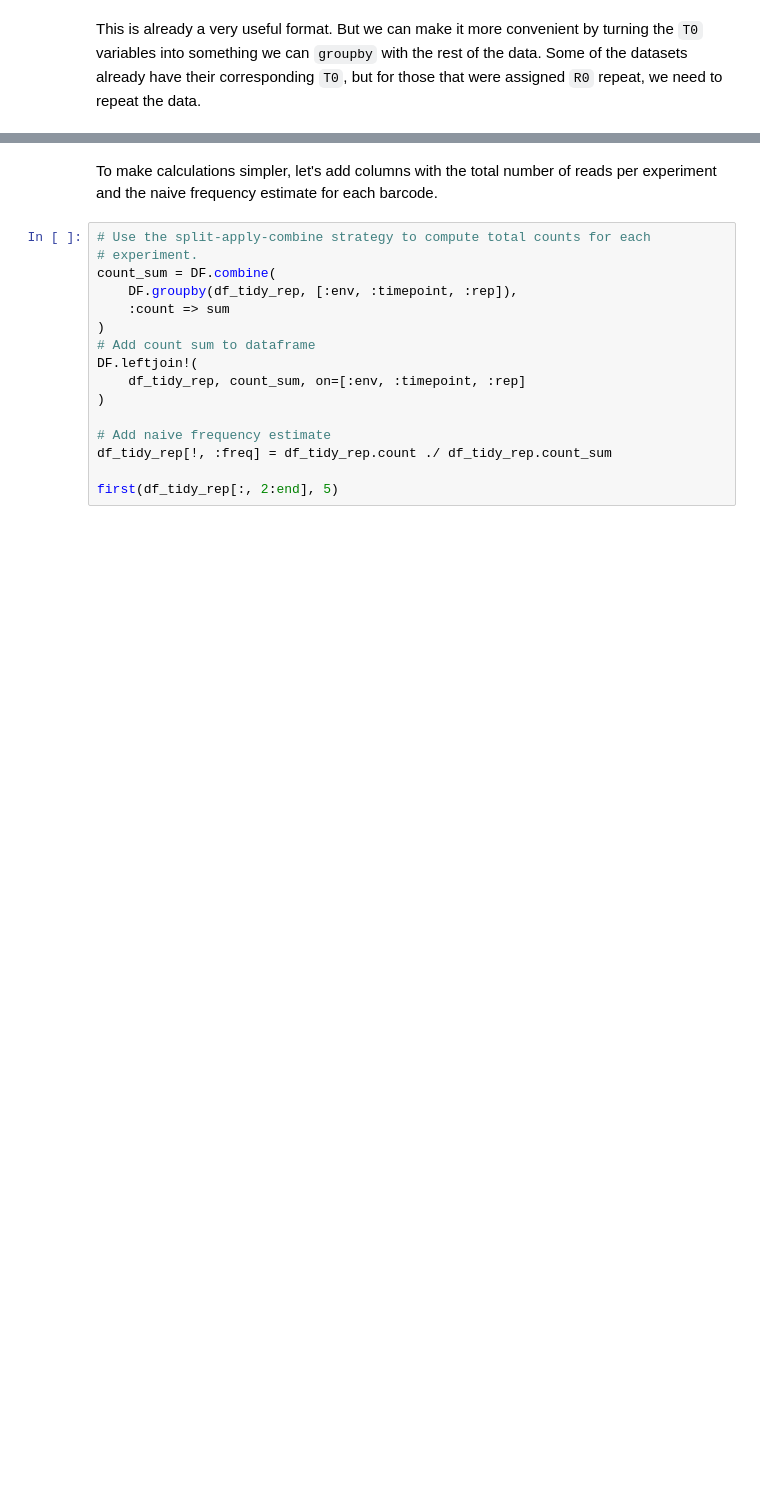
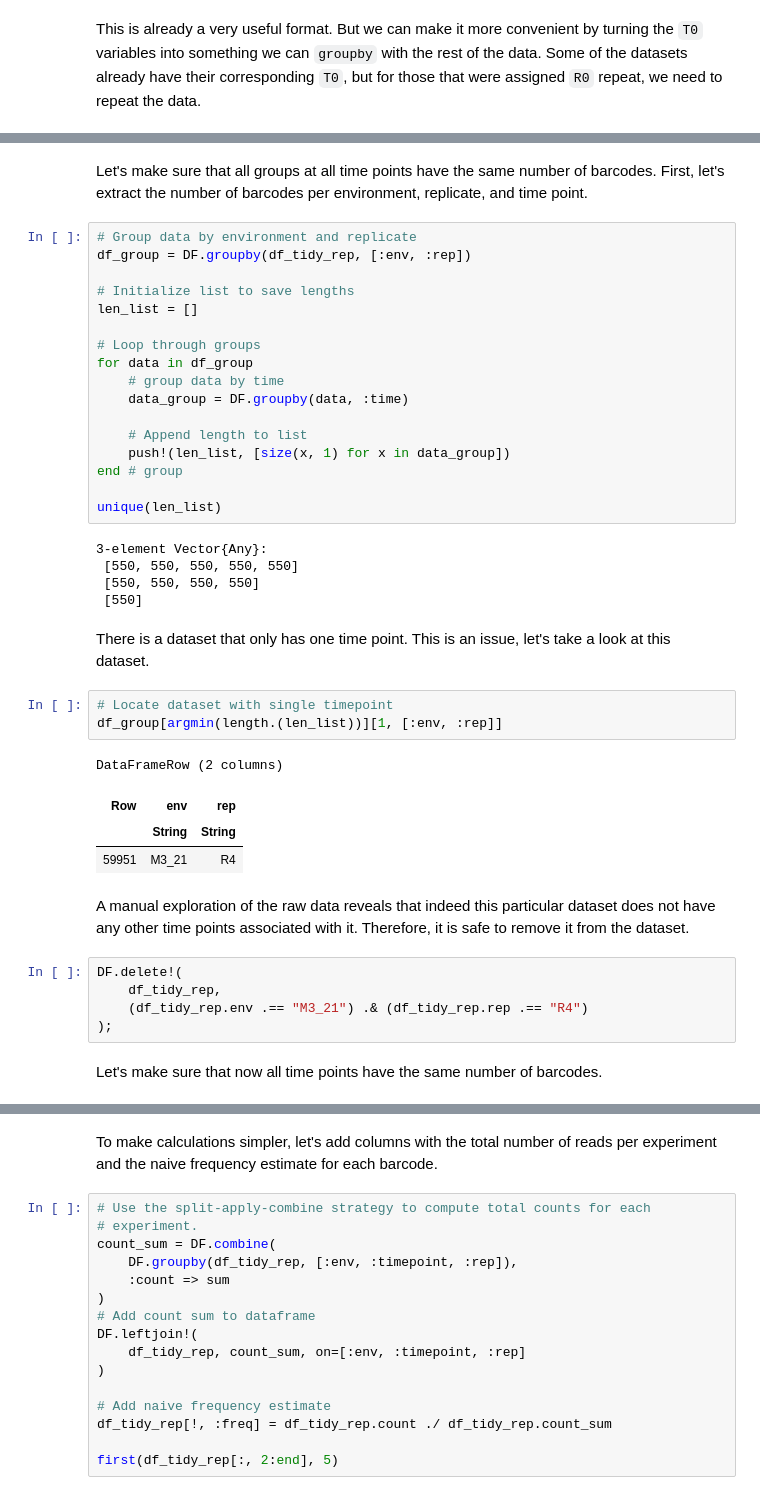
Before and after one commit to mrazomej/bayesian_fitness, a Jupyter notebook: code/exploratory/kinsler_data_wrangling.ipynb, the cells around one changed output, grey strips where cells are left out. Cells and saved outputs as stored; diff of their text form; blank space fills up the shorter version.

Commit message:
finally, finally, the data is on a tidy format.

```diff
--- a/code/exploratory/kinsler_data_wrangling.ipynb
+++ b/code/exploratory/kinsler_data_wrangling.ipynb
@@ -619,3 +619,51 @@ first(df_tidy_rep[:, 2:end], 5)
 | 3 | 262 | NotSequenced | NotSequenced | NotSequenced | NotSequenced | 1.4%-T0 | 118 | R1 | T0 | 0 | ... |
 | 4 | 273 | PKA | IRA1 | Haploid | frameshift_variant | 1.4%-T0 | 525 | R1 | T0 | 0 | ... |
 | 5 | 323 | NotSequenced | NotSequenced | NotSequenced | NotSequenced | 1.4%-T0 | 357 | R1 | T0 | 0 | ... |
+# %% [markdown]
+Let's make sure that all groups at all time points have the same number of
+barcodes. First, let's extract the number of barcodes per environment,
+replicate, and time point.
+# %%
+# Group data by environment and replicate
+df_group = DF.groupby(df_tidy_rep, [:env, :rep])
+
+# Initialize list to save lengths
+len_list = []
+
+# Loop through groups
+for data in df_group
+    # group data by time
+    data_group = DF.groupby(data, :time)
+
+    # Append length to list
+    push!(len_list, [size(x, 1) for x in data_group])
+end # group
+
+unique(len_list)
+# %% [output]
+3-element Vector{Any}:
+ [550, 550, 550, 550, 550]
+ [550, 550, 550, 550]
+ [550]
+# %% [markdown]
+There is a dataset that only has one time point. This is an issue, let's take a
+look at this dataset.
+# %%
+# Locate dataset with single timepoint
+df_group[argmin(length.(len_list))][1, [:env, :rep]]
+# %% [output]
+DataFrameRow (2 columns)
+| Row | env | rep |
+|  | String | String |
+| 59951 | M3_21 | R4 |
+# %% [markdown]
+A manual exploration of the raw data reveals that indeed this particular dataset
+does not have any other time points associated with it. Therefore, it is safe to
+remove it from the dataset.
+# %%
+DF.delete!(
+    df_tidy_rep,
+    (df_tidy_rep.env .== "M3_21") .& (df_tidy_rep.rep .== "R4")
+);
+# %% [markdown]
+Let's make sure that now all time points have the same number of barcodes.
```
Also changed, not shown: parts of 11 cells of this notebook.
